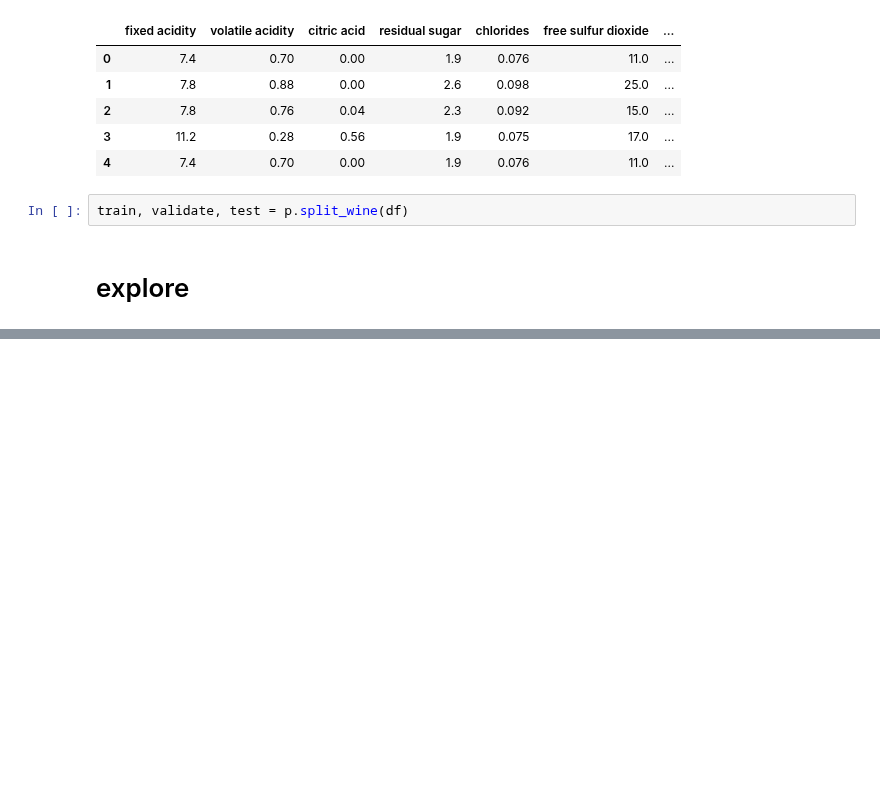
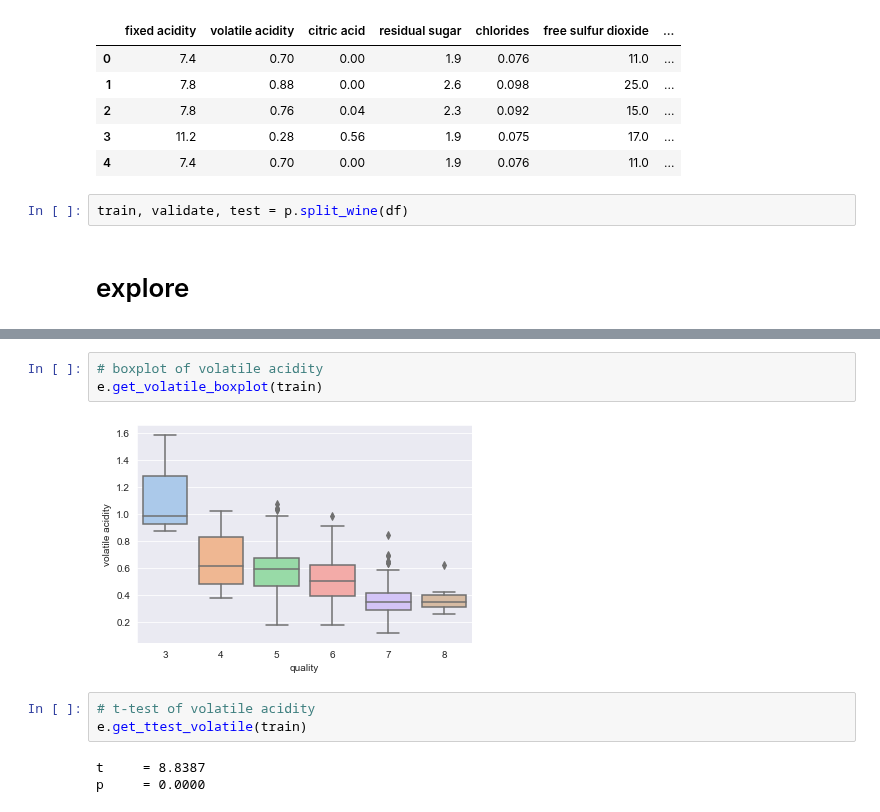
Before and after one commit to Michael-Austin-Mesa/wine-classification-project, a Jupyter notebook: final_report.ipynb, the cells around one changed output, grey strips where cells are left out. Cells and saved outputs as stored; diff of their text form; blank space fills up the shorter version.

```diff
--- a/final_report.ipynb
+++ b/final_report.ipynb
@@ -58,0 +61,11 @@ NameError: name 'e' is not defined
+# %%
+# boxplot of volatile acidity
+e.get_volatile_boxplot(train)
+# %% [output]
+[figure, added]
+# %%
+# t-test of volatile acidity
+e.get_ttest_volatile(train)
+# %% [output]
+t     = 8.8387
+p     = 0.0000
```
Also changed, not shown: parts of 10 cells of this notebook.
